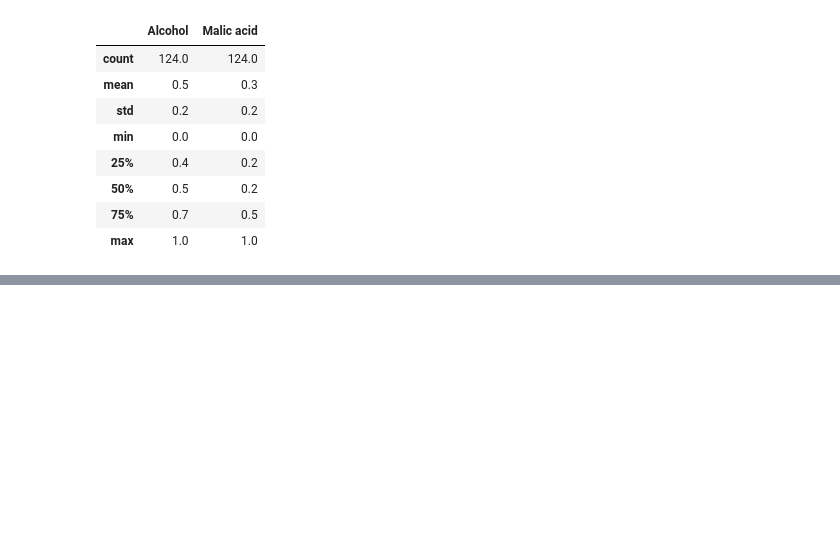
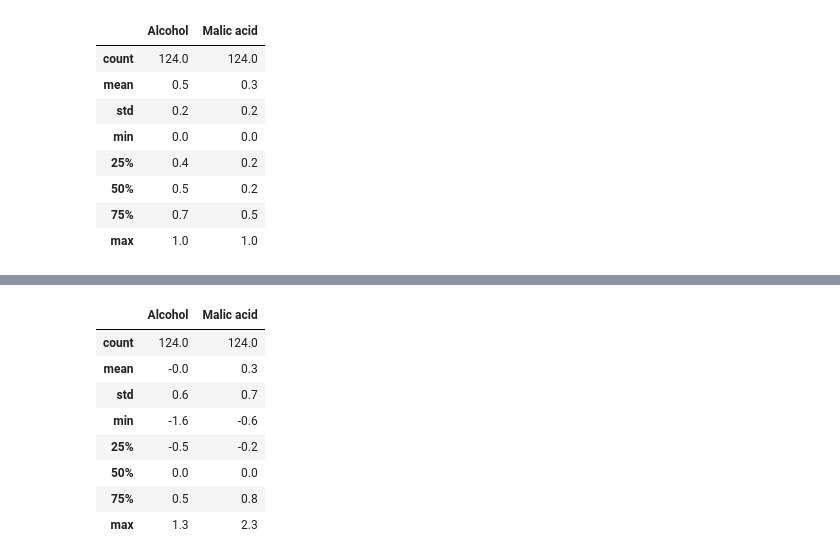
Before and after one commit to arsingla786/MLFromScratch, a Jupyter notebook: 6Normalization_scaling.ipynb, the cells around one changed output, grey strips where cells are left out. Saved outputs shown, nothing was run; the diff lists cells and outputs as text; code cells hidden in the pictures; blank space fills up the shorter version.

```diff
--- a/6Normalization_scaling.ipynb
+++ b/6Normalization_scaling.ipynb
@@ -80,0 +108,12 @@ np.round(xtrain_scaled.describe(),1)
+# %%
+np.round(xtrainscaled.describe(),1)
+# %% [output]
+|  | Alcohol | Malic acid |
+| count | 124.0 | 124.0 |
+| mean | -0.0 | 0.3 |
+| std | 0.6 | 0.7 |
+| min | -1.6 | -0.6 |
+| 25% | -0.5 | -0.2 |
+| 50% | 0.0 | 0.0 |
+| 75% | 0.5 | 0.8 |
+| max | 1.3 | 2.3 |
```
Also changed, not shown: parts of 6 cells of this notebook.
